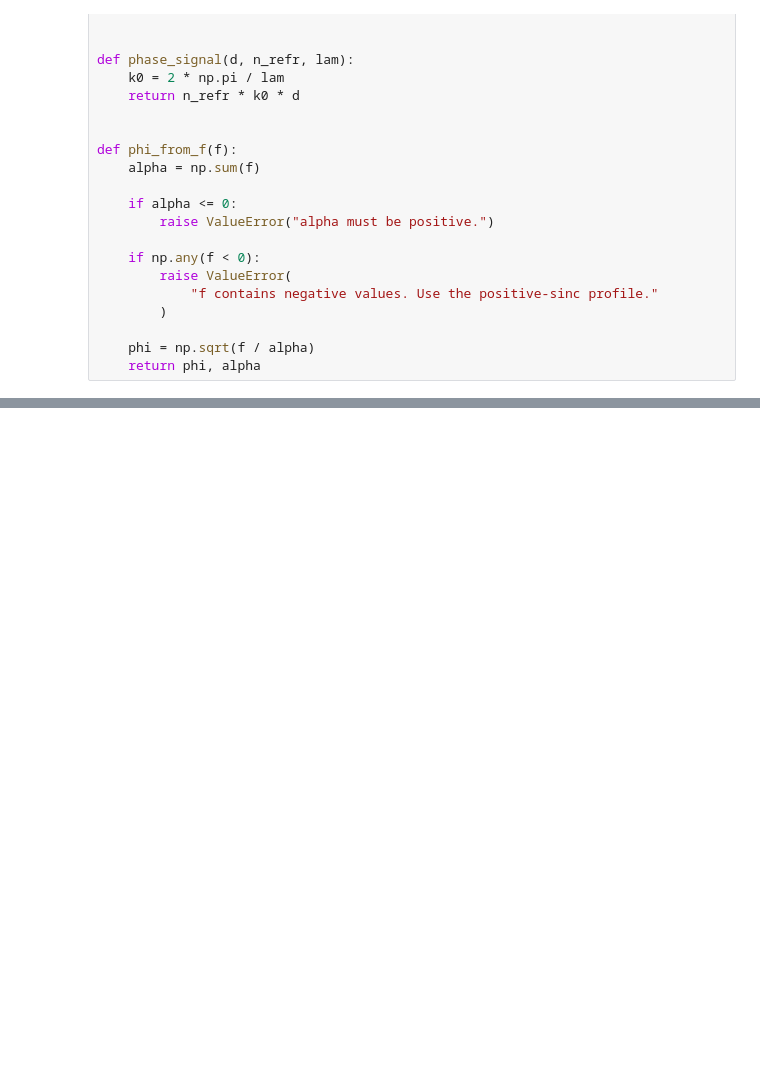
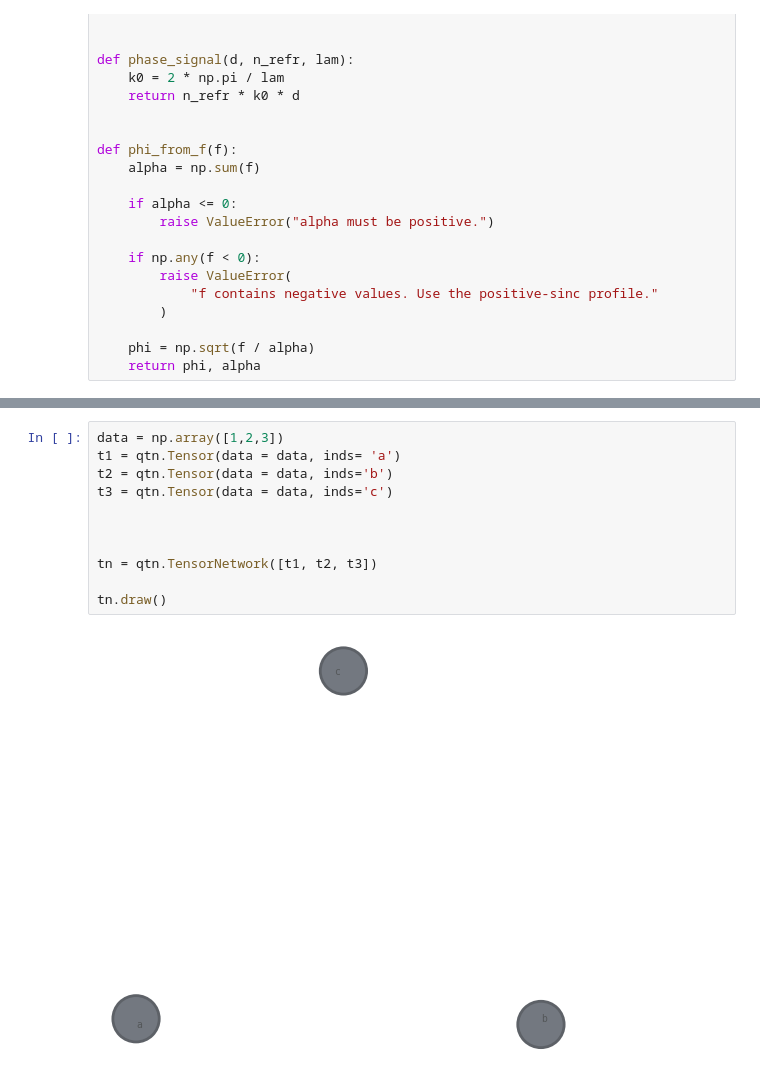
Before and after one commit to aizzen3/QCproject2, a Jupyter notebook: Untitled-2.ipynb, the cells around one changed output, grey strips where cells are left out. Drawn from its saved outputs; the diff is of its cells as text; blank space fills up the shorter version.

```diff
--- a/Untitled-2.ipynb
+++ b/Untitled-2.ipynb
@@ -1059,0 +393,13 @@ plt.show()
+# %%
+data = np.array([1,2,3])
+t1 = qtn.Tensor(data = data, inds= 'a')
+t2 = qtn.Tensor(data = data, inds='b')
+t3 = qtn.Tensor(data = data, inds='c')
+
+
+
+tn = qtn.TensorNetwork([t1, t2, t3])
+
+tn.draw()
+# %% [output]
+[figure, added]
```
Also changed, not shown: parts of 20 cells of this notebook.
